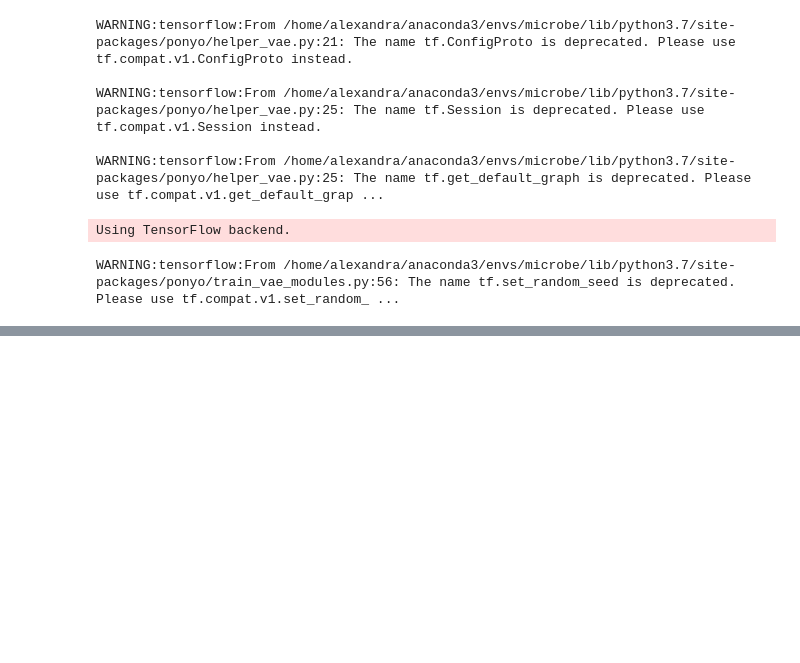
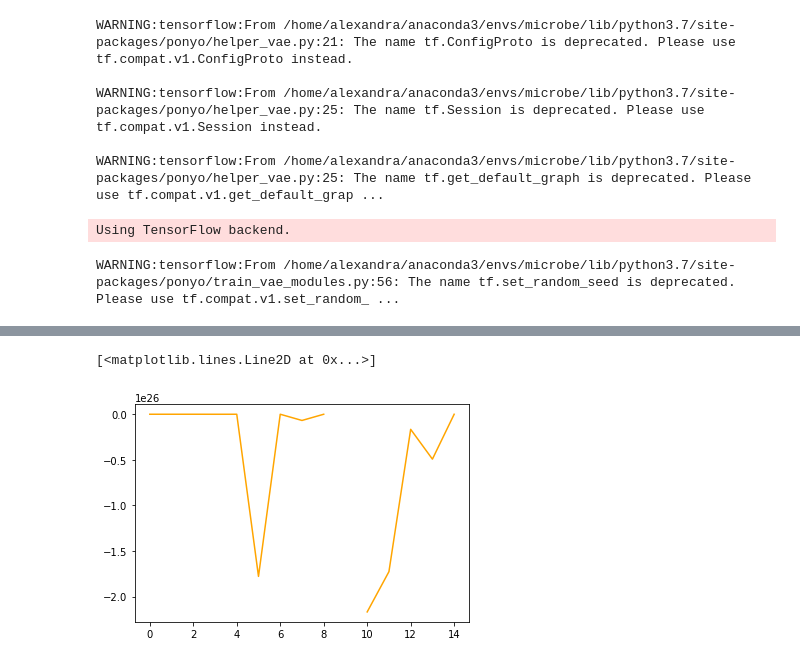
Before and after one commit to greenelab/common-microbes, a Jupyter notebook: test_vae_training/1_train_vae.ipynb, the cells around one changed output, grey strips where cells are left out. Cells and saved outputs as stored; diff of their text form; code cells hidden in the pictures; blank space fills up the shorter version.

```diff
--- a/test_vae_training/1_train_vae.ipynb
+++ b/test_vae_training/1_train_vae.ipynb
@@ -76,0 +91,5 @@ Epoch 40/40
+# %%
+plt.plot(stats["val_loss"], color="orange")
+# %% [output]
+[<matplotlib.lines.Line2D at 0x...>]
+[figure, added]
```
Also changed, not shown: parts of 4 cells of this notebook, 8 other files.
